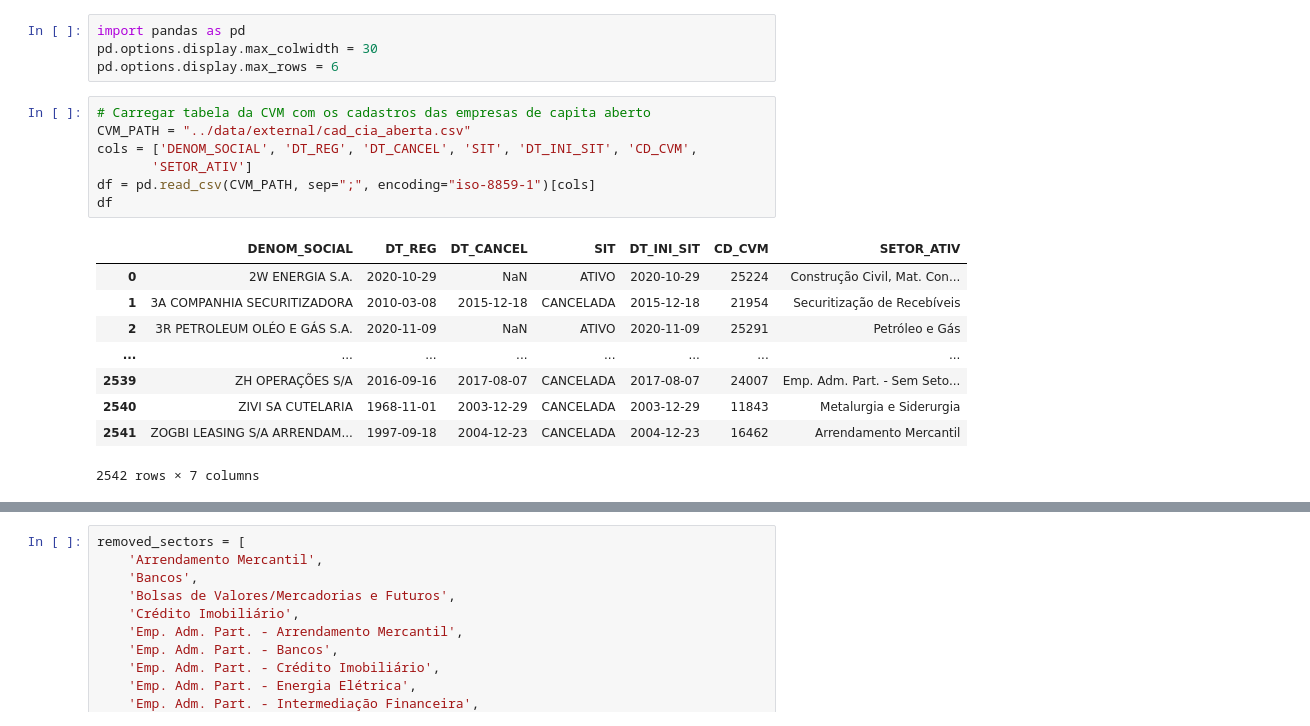
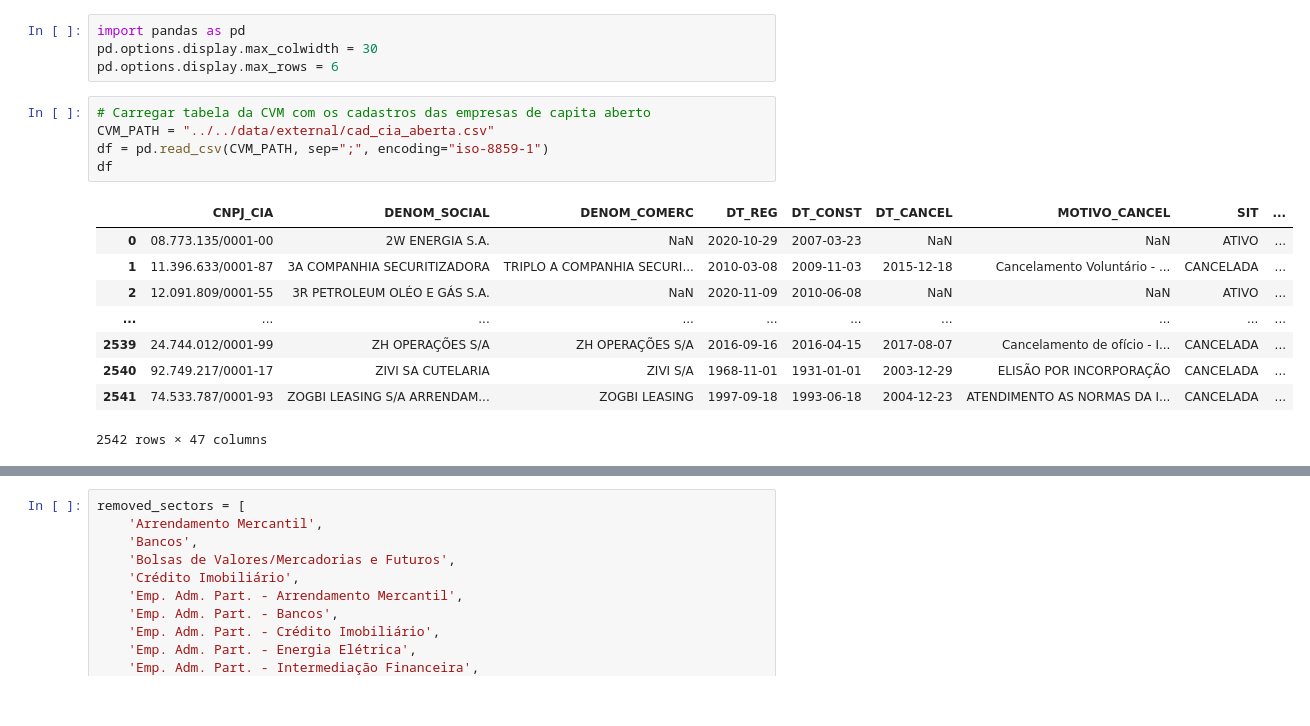
Before and after one commit to AlgebraQuant/MagicFormula, a Jupyter notebook: src/data/1_included_companies.ipynb, the cells around one changed output, grey strips where cells are left out. Saved outputs shown, nothing was run; the diff lists cells and outputs as text.

```diff
--- a/src/data/1_included_companies.ipynb
+++ b/src/data/1_included_companies.ipynb
@@ -4,18 +4,16 @@ pd.options.display.max_colwidth = 30
 pd.options.display.max_rows = 6
 # %%
 # Carregar tabela da CVM com os cadastros das empresas de capita aberto
-CVM_PATH = "../data/external/cad_cia_aberta.csv"
-cols = ['DENOM_SOCIAL', 'DT_REG', 'DT_CANCEL', 'SIT', 'DT_INI_SIT', 'CD_CVM',
-       'SETOR_ATIV']
-df = pd.read_csv(CVM_PATH, sep=";", encoding="iso-8859-1")[cols]
+CVM_PATH = "../../data/external/cad_cia_aberta.csv"
+df = pd.read_csv(CVM_PATH, sep=";", encoding="iso-8859-1")
 df
 # %% [output]
-|  | DENOM_SOCIAL | DT_REG | DT_CANCEL | SIT | DT_INI_SIT | CD_CVM | SETOR_ATIV |
-| 0 | 2W ENERGIA S.A. | 2020-10-29 | NaN | ATIVO | 2020-10-29 | 25224 | Construção Civil, Mat. Con... |
-| 1 | 3A COMPANHIA SECURITIZADORA | 2010-03-08 | 2015-12-18 | CANCELADA | 2015-12-18 | 21954 | Securitização de Recebíveis |
-| 2 | 3R PETROLEUM OLÉO E GÁS S.A. | 2020-11-09 | NaN | ATIVO | 2020-11-09 | 25291 | Petróleo e Gás |
-| ... | ... | ... | ... | ... | ... | ... | ... |
-| 2539 | ZH OPERAÇÕES S/A | 2016-09-16 | 2017-08-07 | CANCELADA | 2017-08-07 | 24007 | Emp. Adm. Part. - Sem Seto... |
-| 2540 | ZIVI SA CUTELARIA | 1968-11-01 | 2003-12-29 | CANCELADA | 2003-12-29 | 11843 | Metalurgia e Siderurgia |
-| 2541 | ZOGBI LEASING S/A ARRENDAM... | 1997-09-18 | 2004-12-23 | CANCELADA | 2004-12-23 | 16462 | Arrendamento Mercantil |
+|  | CNPJ_CIA | DENOM_SOCIAL | DENOM_COMERC | DT_REG | DT_CONST | DT_CANCEL | MOTIVO_CANCEL | SIT | ... |
+| 0 | 08.773.135/0001-00 | 2W ENERGIA S.A. | NaN | 2020-10-29 | 2007-03-23 | NaN | NaN | ATIVO | ... |
+| 1 | 11.396.633/0001-87 | 3A COMPANHIA SECURITIZADORA | TRIPLO A COMPANHIA SECURI... | 2010-03-08 | 2009-11-03 | 2015-12-18 | Cancelamento Voluntário - ... | CANCELADA | ... |
+| 2 | 12.091.809/0001-55 | 3R PETROLEUM OLÉO E GÁS S.A. | NaN | 2020-11-09 | 2010-06-08 | NaN | NaN | ATIVO | ... |
+| ... | ... | ... | ... | ... | ... | ... | ... | ... | ... |
+| 2539 | 24.744.012/0001-99 | ZH OPERAÇÕES S/A | ZH OPERAÇÕES S/A | 2016-09-16 | 2016-04-15 | 2017-08-07 | Cancelamento de ofício - I... | CANCELADA | ... |
+| 2540 | 92.749.217/0001-17 | ZIVI SA CUTELARIA | ZIVI S/A | 1968-11-01 | 1931-01-01 | 2003-12-29 | ELISÃO POR INCORPORAÇÃO | CANCELADA | ... |
+| 2541 | 74.533.787/0001-93 | ZOGBI LEASING S/A ARRENDAM... | ZOGBI LEASING | 1997-09-18 | 1993-06-18 | 2004-12-23 | ATENDIMENTO AS NORMAS DA I... | CANCELADA | ... |
-2542 rows × 7 columns
+2542 rows × 47 columns
```
Also changed, not shown: parts of 13 cells of this notebook, 10 other files.
